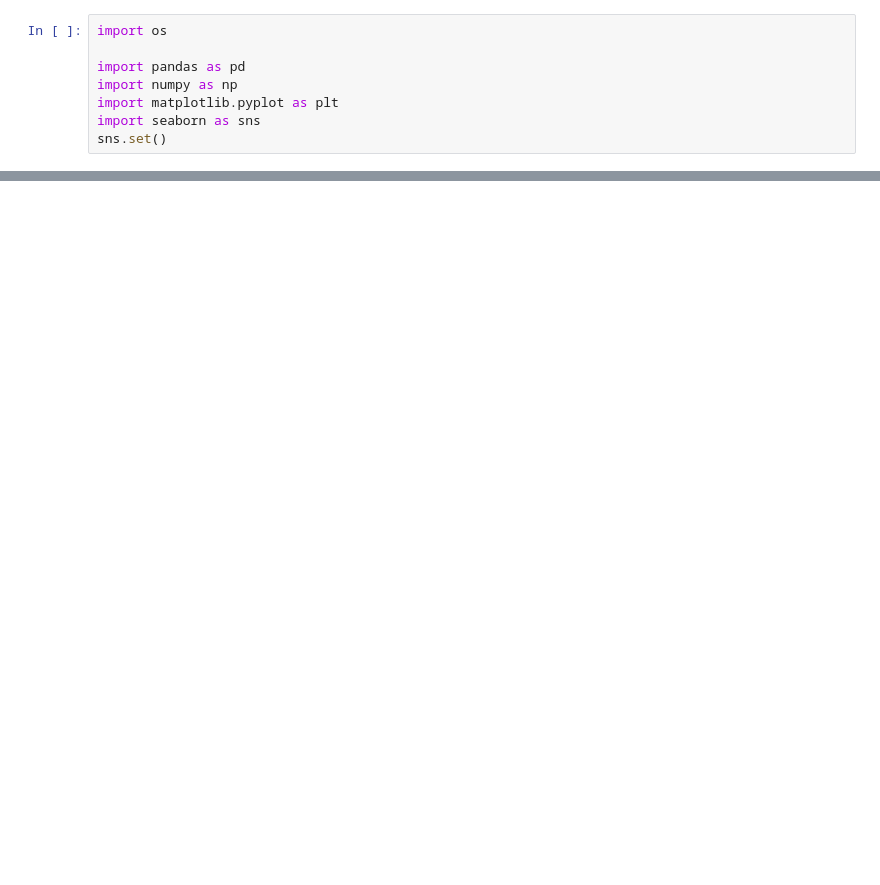
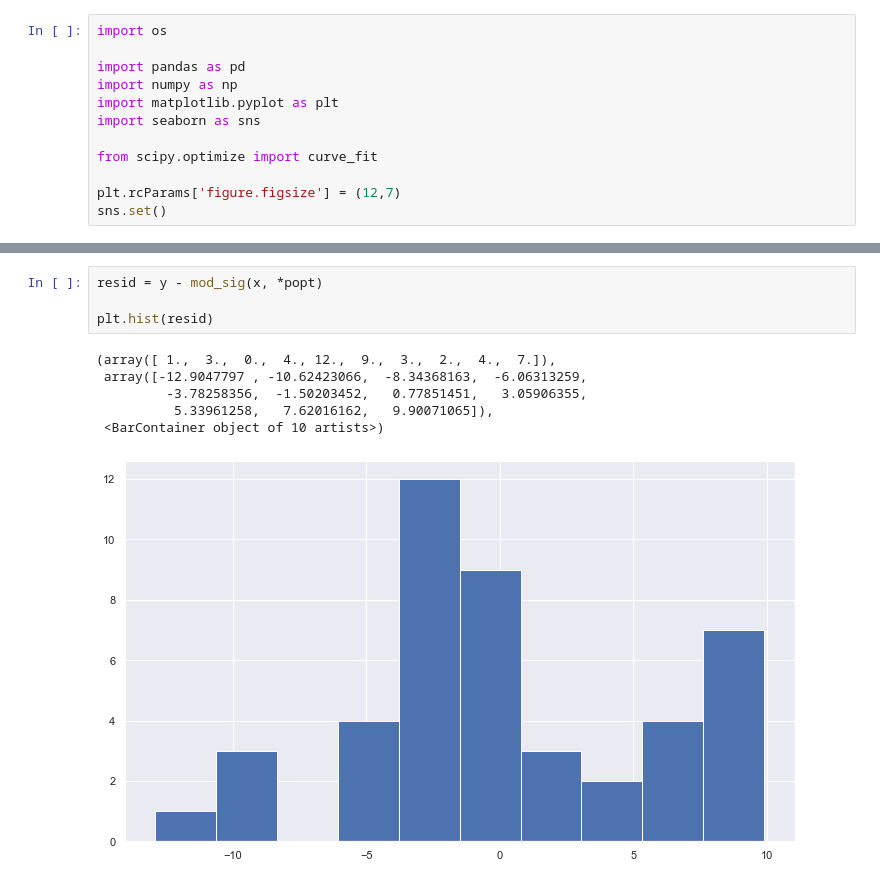
Before and after one commit to samuelshoun/hz_EUR_estimation, a Jupyter notebook: regression.ipynb, the cells around one changed output, grey strips where cells are left out. Drawn from its saved outputs; the diff is of its cells as text; blank space fills up the shorter version.

```diff
--- a/regression.ipynb
+++ b/regression.ipynb
@@ -5,4 +5,8 @@ import pandas as pd
 import numpy as np
 import matplotlib.pyplot as plt
 import seaborn as sns
+
+from scipy.optimize import curve_fit
+
+plt.rcParams['figure.figsize'] = (12,7)
 sns.set()
@@ -198,0 +175,11 @@ b0: 13.86
+# %%
+resid = y - mod_sig(x, *popt)
+
+plt.hist(resid)
+# %% [output]
+(array([ 1.,  3.,  0.,  4., 12.,  9.,  3.,  2.,  4.,  7.]),
+ array([-12.9047797 , -10.62423066,  -8.34368163,  -6.06313259,
+         -3.78258356,  -1.50203452,   0.77851451,   3.05906355,
+          5.33961258,   7.62016162,   9.90071065]),
+ <BarContainer object of 10 artists>)
+[figure, added]
```
Also changed, not shown: parts of 19 cells of this notebook.
